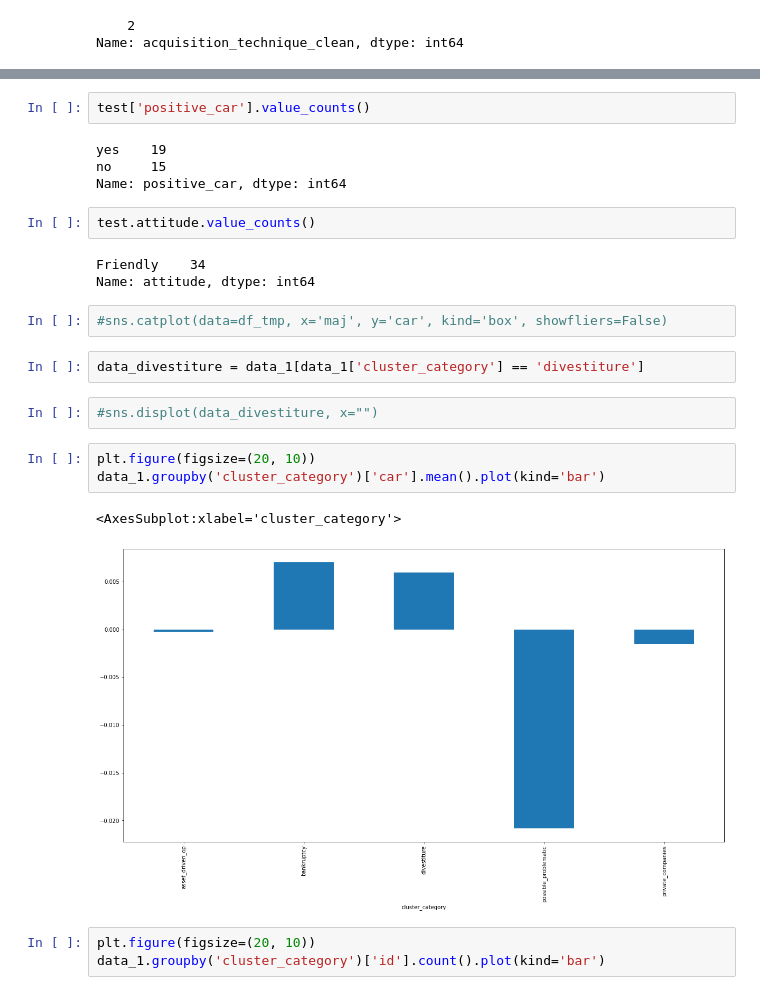
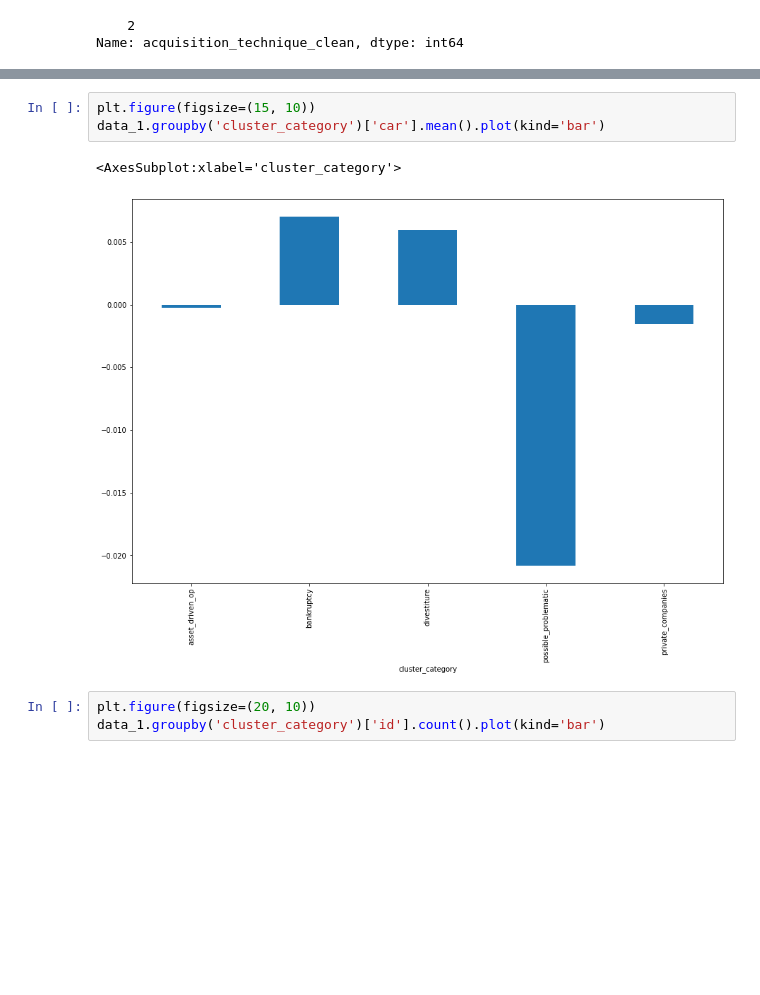
Before and after one commit to cobergmann/MA_PREDICTOR, a Jupyter notebook: notebooks/vlad_data_viz_and_exp.ipynb, the cells around one changed output, grey strips where cells are left out. Drawn from its saved outputs; the diff is of its cells as text; blank space fills up the shorter version.

```diff
--- a/notebooks/vlad_data_viz_and_exp.ipynb
+++ b/notebooks/vlad_data_viz_and_exp.ipynb
@@ -525,26 +414,9 @@ Name: acquiror_industry, dtype: int64
-# %%
-test['positive_car'].value_counts()
-# %% [output]
-yes    19
-no     15
-Name: positive_car, dtype: int64
-# %%
-test.attitude.value_counts()
-# %% [output]
-Friendly    34
-Name: attitude, dtype: int64
-# %%
-#sns.catplot(data=df_tmp, x='maj', y='car', kind='box', showfliers=False)
-# %%
-data_divestiture = data_1[data_1['cluster_category'] == 'divestiture']
-# %%
-#sns.displot(data_divestiture, x="")
 # %%
-plt.figure(figsize=(20, 10))
+plt.figure(figsize=(15, 10))
 data_1.groupby('cluster_category')['car'].mean().plot(kind='bar')
 # %% [output]
 <AxesSubplot:xlabel='cluster_category'>
-[figure, old version]
+[figure, new version]
 # %%
 plt.figure(figsize=(20, 10))
 data_1.groupby('cluster_category')['id'].count().plot(kind='bar')
```
Also changed, not shown: parts of 94 cells of this notebook.
